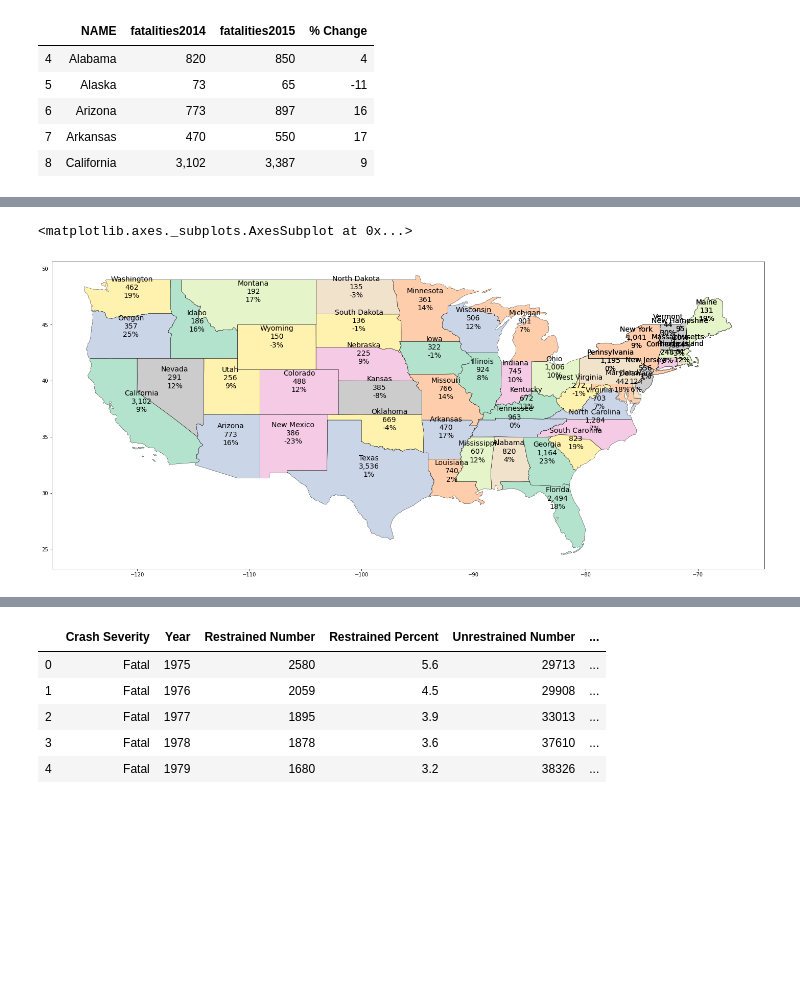
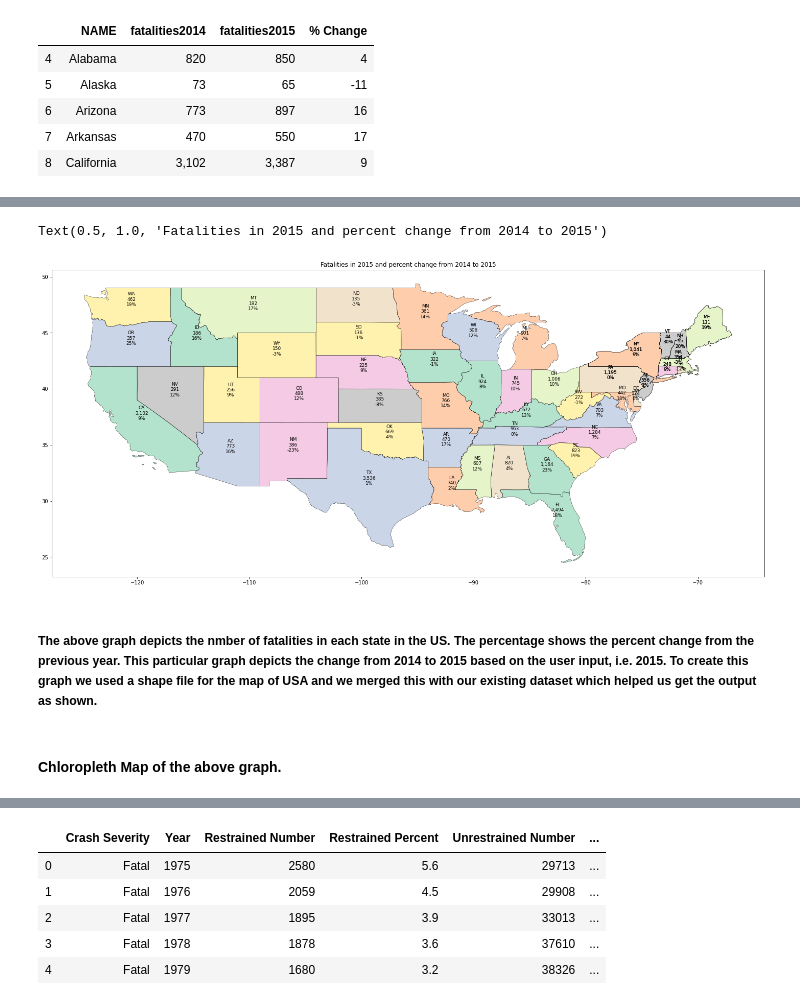
Before and after one commit to iSchool-597PR/2021Fall_finals, a Jupyter notebook: Visualization_NHTSA_Crash.ipynb, the cells around one changed output, grey strips where cells are left out. Saved outputs shown, nothing was run; the diff lists cells and outputs as text; code cells hidden in the pictures; blank space fills up the shorter version.

Commit message:
Updated data files and visualizations

```diff
--- a/Visualization_NHTSA_Crash.ipynb
+++ b/Visualization_NHTSA_Crash.ipynb
@@ -259,17 +260,22 @@ states_shp.head()
 # %%
 import math
 fig = plt.figure(1, figsize=(25,15))
 ax = fig.add_subplot()
 states_shp.apply(lambda x: ax.annotate(
-    s=x.NAME + "\n" + str(x["fatalities{}".format(year-1)]) + "\n" + str(x["% Change"]) + "%",
+    s=x.STUSPS + "\n" + str(x["fatalities{}".format(year-1)]) + "\n" + str(x["% Change"]) + "%",
     xy=x.geometry.centroid.coords[0],
     ha='center',
-    fontsize=14
+    fontsize=9
 ),axis=1);
 states_shp.boundary.plot(ax=ax, color='Black', linewidth=.4)
 states_shp.plot(ax=ax, cmap='Pastel2', figsize=(12, 12))
+plt.title('Fatalities in {} and percent change from {} to {}'.format(year, year-1, year))
 # %% [output]
-<matplotlib.axes._subplots.AxesSubplot at 0x...>
+Text(0.5, 1.0, 'Fatalities in 2015 and percent change from 2014 to 2015')
-[figure, old version]
+[figure, new version]
+# %% [markdown]
+##### The above graph depicts the nmber of fatalities in each state in the US. The percentage shows the percent change from the previous year. This particular graph depicts the change from 2014 to 2015 based on the user input, i.e. 2015. To create this graph we used a shape file for the map of USA and we merged this with our existing dataset which helped us get the output as shown.
+# %% [markdown]
+#### Chloropleth Map of the above graph.
 # %%
 fig, ax = plt.subplots(1, figsize=(12,8))
```
Also changed, not shown: parts of 20 cells of this notebook, 11 other files.
